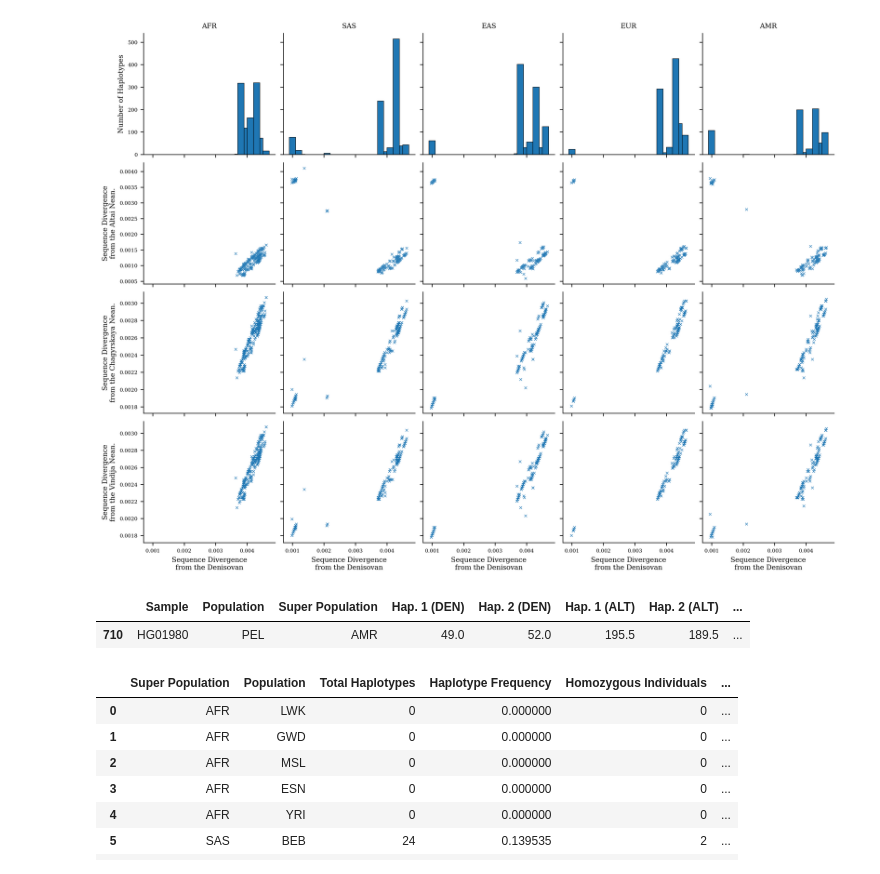
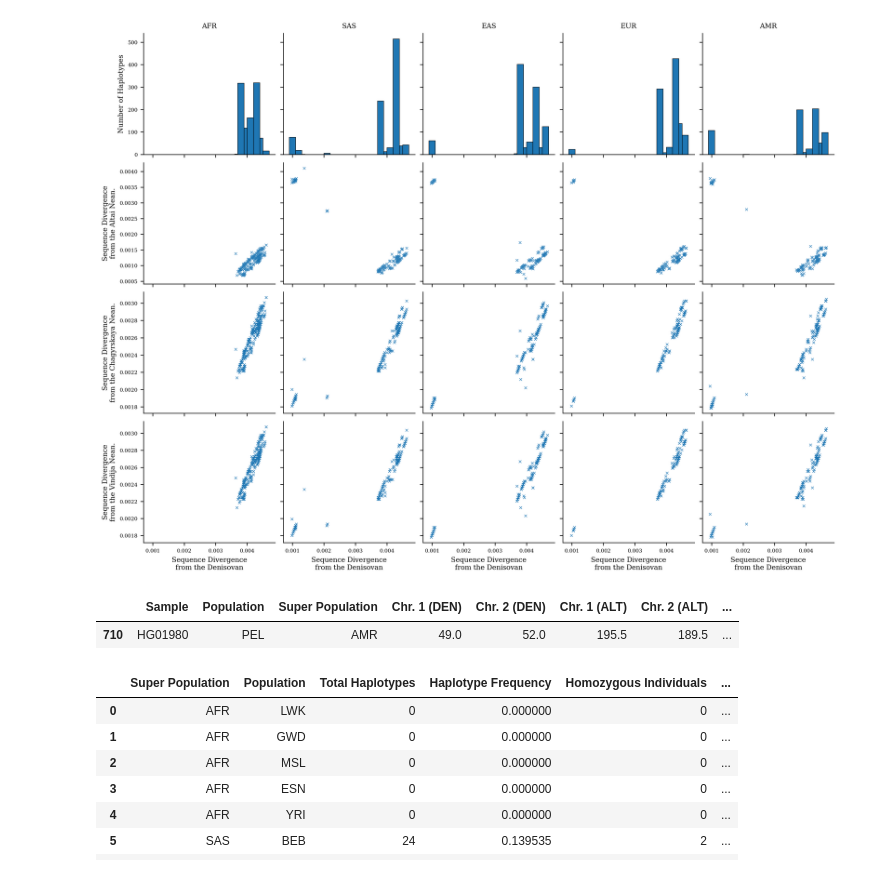
Before and after one commit to David-Peede/MUC19, a Jupyter notebook: analyses_nbs/haplotype_summary_v_submission.ipynb, the cells around one changed output. Drawn from its saved outputs; the diff is of its cells as text; code cells hidden in the pictures.

```diff
--- a/analyses_nbs/haplotype_summary_v_submission.ipynb
+++ b/analyses_nbs/haplotype_summary_v_submission.ipynb
@@ -87,9 +87,9 @@ af.plot_den_hap_dist_summary(tgp_72kb_norm_dist_df, 72)
 [figure]
 # %%
 # Show the results for the number of differences between the closest
-tgp_72kb_abs_dist_df.sort_values('Hap. 1 (DEN)').head(1)
+tgp_72kb_abs_dist_df.sort_values('Chr. 1 (DEN)').head(1)
 # %% [output]
-|  | Sample | Population | Super Population | Hap. 1 (DEN) | Hap. 2 (DEN) | Hap. 1 (ALT) | Hap. 2 (ALT) | ... |
+|  | Sample | Population | Super Population | Chr. 1 (DEN) | Chr. 2 (DEN) | Chr. 1 (ALT) | Chr. 2 (ALT) | ... |
 | 710 | HG01980 | PEL | AMR | 49.0 | 52.0 | 195.5 | 189.5 | ... |
 # %%
 # Compile the tgp den-like haplotype summary.
```
Also changed, not shown: parts of 2 cells of this notebook, 33 other files.
